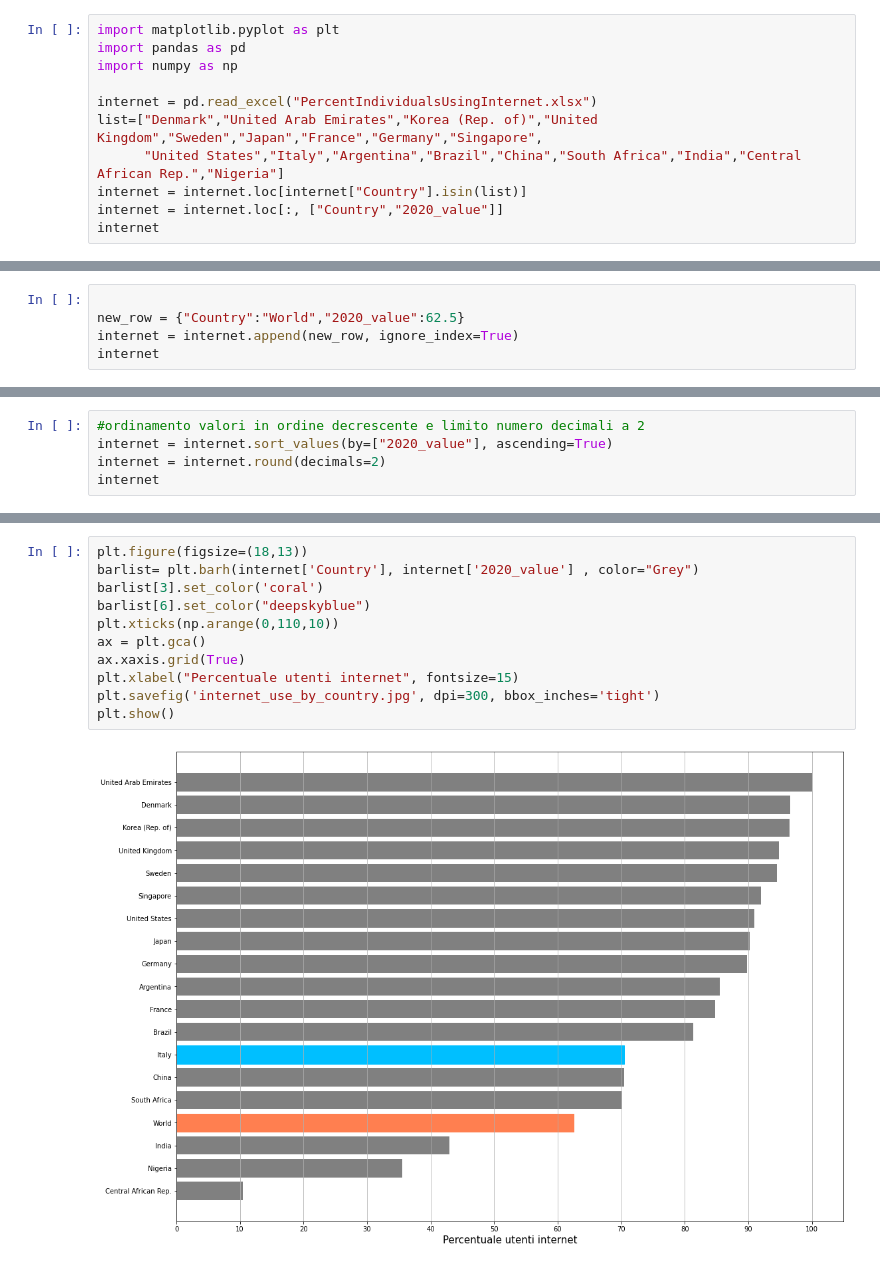
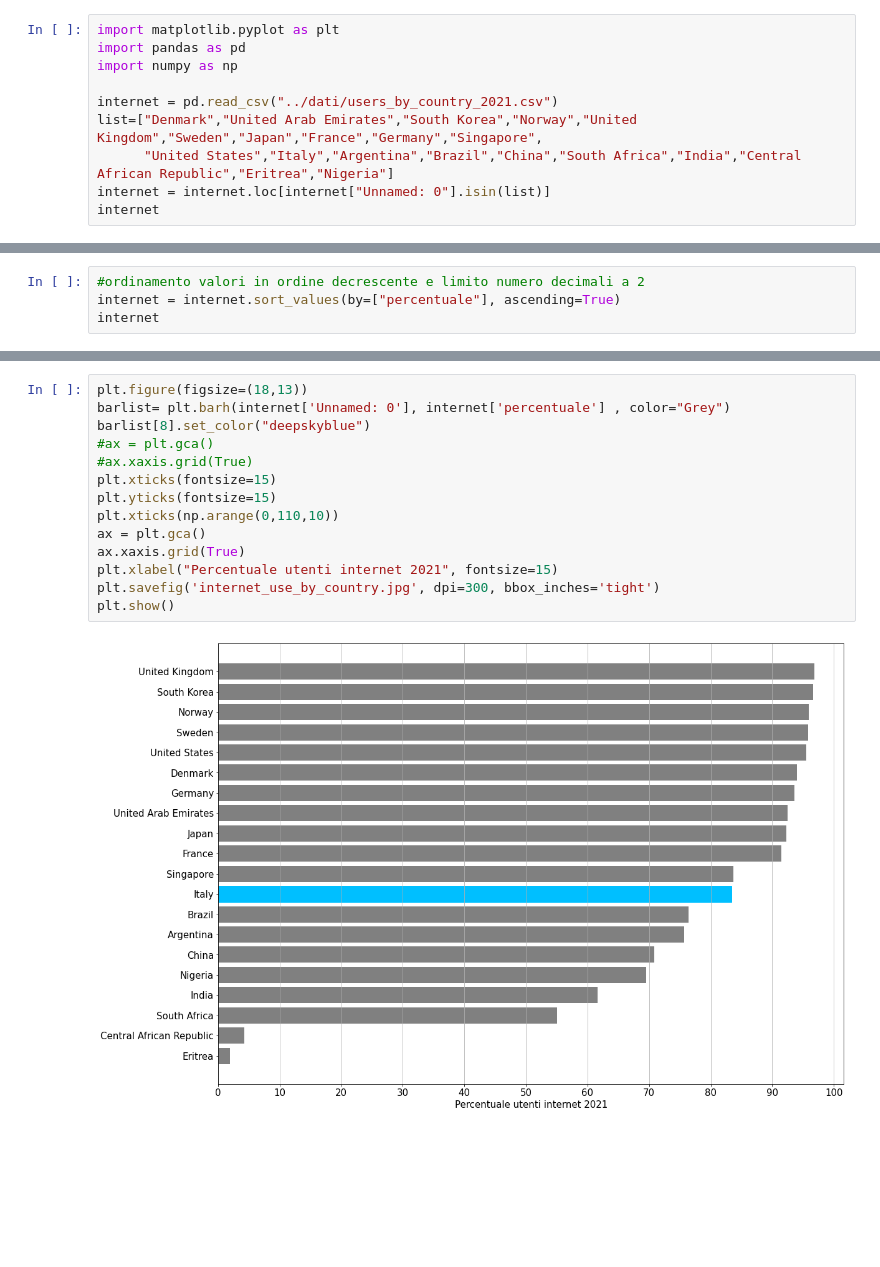
Before and after one commit to alecuccoUnimi/progetto_visualizzazione_scientifica, a Jupyter notebook: codice/users by country.ipynb, the cells around one changed output, grey strips where cells are left out. Drawn from its saved outputs; the diff is of its cells as text; blank space fills up the shorter version.

Commit message:
modifica dati

```diff
--- a/codice/users by country.ipynb
+++ b/codice/users by country.ipynb
@@ -3,10 +3,9 @@ import matplotlib.pyplot as plt
 import pandas as pd
 import numpy as np
 
-internet = pd.read_excel("PercentIndividualsUsingInternet.xlsx")
-list=["Denmark","United Arab Emirates","Korea (Rep. of)","United Kingdom","Sweden","Japan","France","Germany","Singapore",
-      "United States","Italy","Argentina","Brazil","China","South Africa","India","Central African Rep.","Nigeria"]
-internet = internet.loc[internet["Country"].isin(list)]
-internet = internet.loc[:, ["Country","2020_value"]]
+internet = pd.read_csv("../dati/users_by_country_2021.csv")
+list=["Denmark","United Arab Emirates","South Korea","Norway","United Kingdom","Sweden","Japan","France","Germany","Singapore",
+      "United States","Italy","Argentina","Brazil","China","South Africa","India","Central African Republic","Eritrea","Nigeria"]
+internet = internet.loc[internet["Unnamed: 0"].isin(list)]
 internet
 # %% [output]
@@ -30,5 +28,0 @@ internet
-# %%
-
-new_row = {"Country":"World","2020_value":62.5}
-internet = internet.append(new_row, ignore_index=True)
-internet
@@ -53,6 +29,5 @@ internet
 # %%
 #ordinamento valori in ordine decrescente e limito numero decimali a 2
-internet = internet.sort_values(by=["2020_value"], ascending=True)
-internet = internet.round(decimals=2)
+internet = internet.sort_values(by=["percentuale"], ascending=True)
 internet
 # %% [output]
@@ -76,13 +51,16 @@ internet
 # %%
 plt.figure(figsize=(18,13))
-barlist= plt.barh(internet['Country'], internet['2020_value'] , color="Grey")
-barlist[3].set_color('coral')
-barlist[6].set_color("deepskyblue")
+barlist= plt.barh(internet['Unnamed: 0'], internet['percentuale'] , color="Grey")
+barlist[8].set_color("deepskyblue")
+#ax = plt.gca()
+#ax.xaxis.grid(True)
+plt.xticks(fontsize=15)
+plt.yticks(fontsize=15)
 plt.xticks(np.arange(0,110,10))
 ax = plt.gca()
 ax.xaxis.grid(True)
-plt.xlabel("Percentuale utenti internet", fontsize=15)
+plt.xlabel("Percentuale utenti internet 2021", fontsize=15)
 plt.savefig('internet_use_by_country.jpg', dpi=300, bbox_inches='tight')
 plt.show()
 # %% [output]
-[figure, old version]
+[figure, new version]
```
Also changed, not shown: parts of 3 cells of this notebook, 5 other files.
